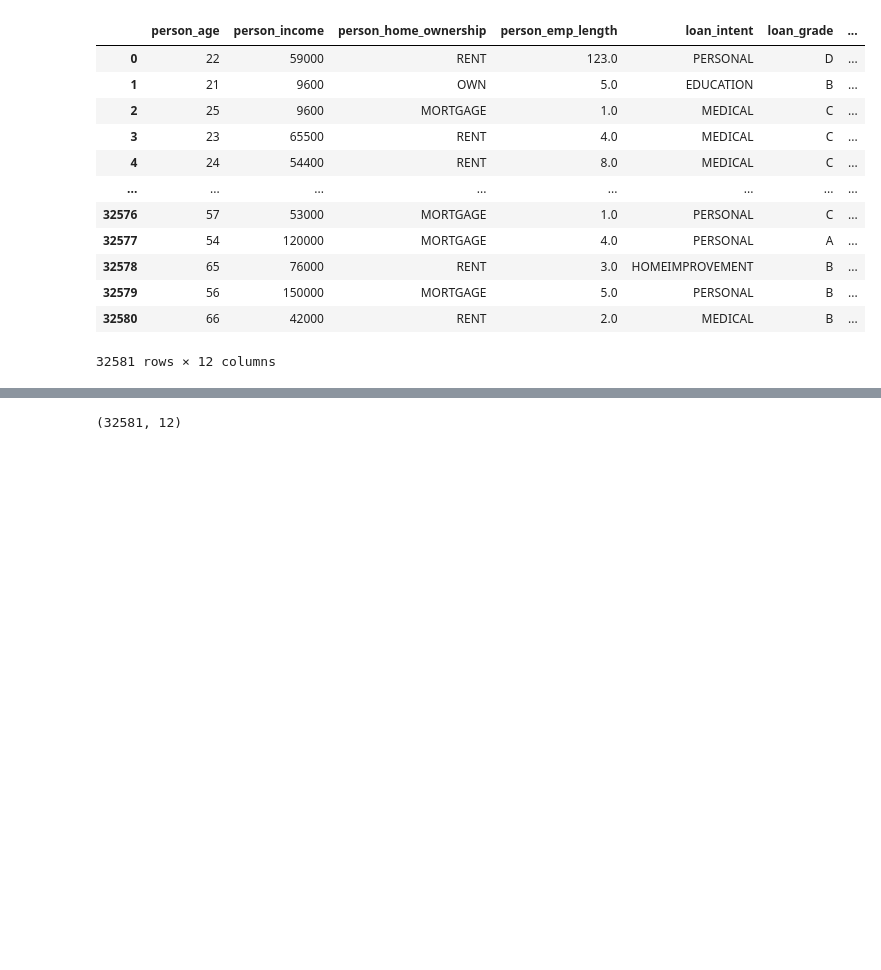
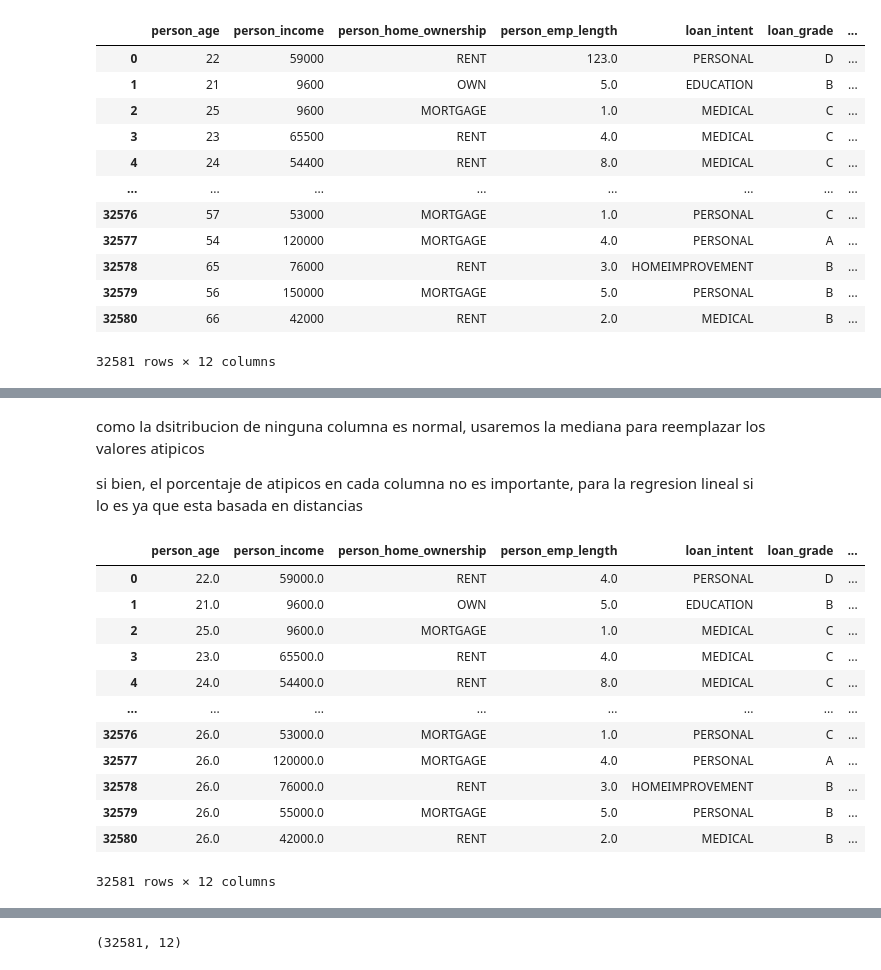
Before and after one commit to Jesus20MM/Proyecto-riesgo-crediticio, a Jupyter notebook: Credit.ipynb, the cells around one changed output, grey strips where cells are left out. Cells and saved outputs as stored; diff of their text form; code cells hidden in the pictures; blank space fills up the shorter version.

```diff
--- a/Credit.ipynb
+++ b/Credit.ipynb
@@ -418,0 +490,46 @@ df_original
+# %% [markdown]
+como la dsitribucion de ninguna columna es normal, usaremos la mediana para reemplazar los valores atipicos
+
+si bien, el porcentaje de atipicos en cada columna no es importante, para la regresion lineal si lo es ya que esta basada en distancias
+# %%
+# Lista de columnas a evaluar
+columnas = ["person_age", "person_income", "person_emp_length", "loan_amnt", "loan_int_rate", "loan_percent_income"]
+
+# Iterar sobre cada columna para reemplazar valores atípicos por la mediana
+for col in columnas:
+    # Calcular Q1 (percentil 25) y Q3 (percentil 75)
+    Q1 = df_original[col].quantile(0.25)
+    Q3 = df_original[col].quantile(0.75)
+    IQR = Q3 - Q1
+
+    # Definir límites para valores atípicos
+    limite_inferior = Q1 - 1.5 * IQR
+    limite_superior = Q3 + 1.5 * IQR
+
+    # Calcular la mediana
+    mediana = df_original[col].median()
+
+    # Reemplazar valores atípicos por la mediana
+    df_original[col] = np.where(
+        (df_original[col] < limite_inferior) |
+        (df_original[col] > limite_superior),
+        mediana,
+        df_original[col]
+    )
+
+# Mostrar el DataFrame actualizado
+display(df_original)
+# %% [output]
+|  | person_age | person_income | person_home_ownership | person_emp_length | loan_intent | loan_grade | ... |
+| 0 | 22.0 | 59000.0 | RENT | 4.0 | PERSONAL | D | ... |
+| 1 | 21.0 | 9600.0 | OWN | 5.0 | EDUCATION | B | ... |
+| 2 | 25.0 | 9600.0 | MORTGAGE | 1.0 | MEDICAL | C | ... |
+| 3 | 23.0 | 65500.0 | RENT | 4.0 | MEDICAL | C | ... |
+| 4 | 24.0 | 54400.0 | RENT | 8.0 | MEDICAL | C | ... |
+| ... | ... | ... | ... | ... | ... | ... | ... |
+| 32576 | 26.0 | 53000.0 | MORTGAGE | 1.0 | PERSONAL | C | ... |
+| 32577 | 26.0 | 120000.0 | MORTGAGE | 4.0 | PERSONAL | A | ... |
+| 32578 | 26.0 | 76000.0 | RENT | 3.0 | HOMEIMPROVEMENT | B | ... |
+| 32579 | 26.0 | 55000.0 | MORTGAGE | 5.0 | PERSONAL | B | ... |
+| 32580 | 26.0 | 42000.0 | RENT | 2.0 | MEDICAL | B | ... |
+32581 rows × 12 columns
```
Also changed, not shown: parts of 33 cells of this notebook.
